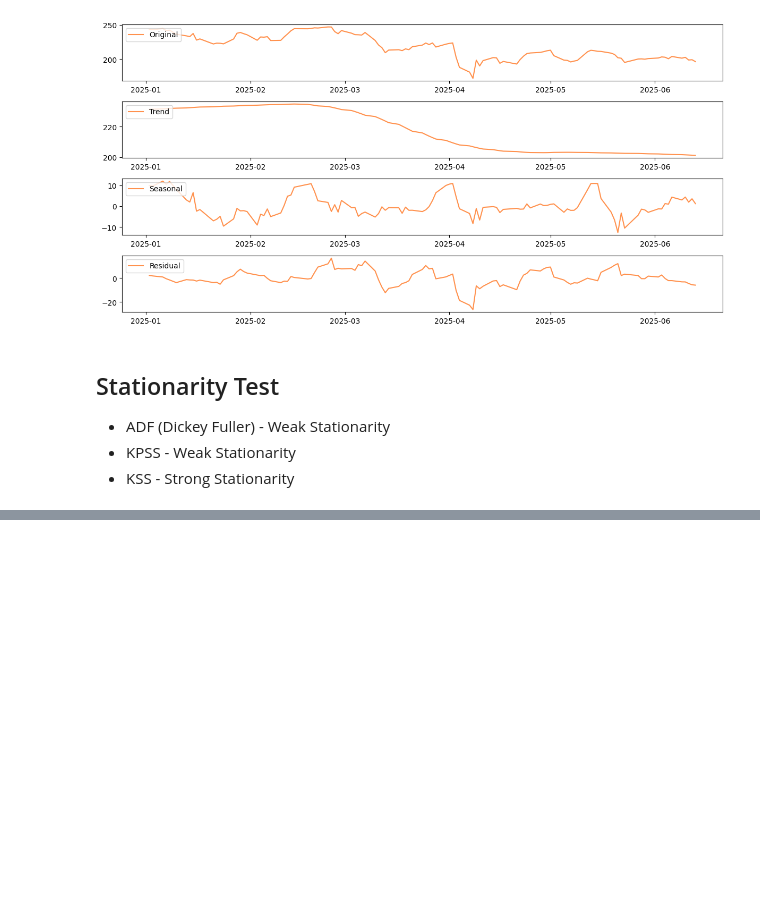
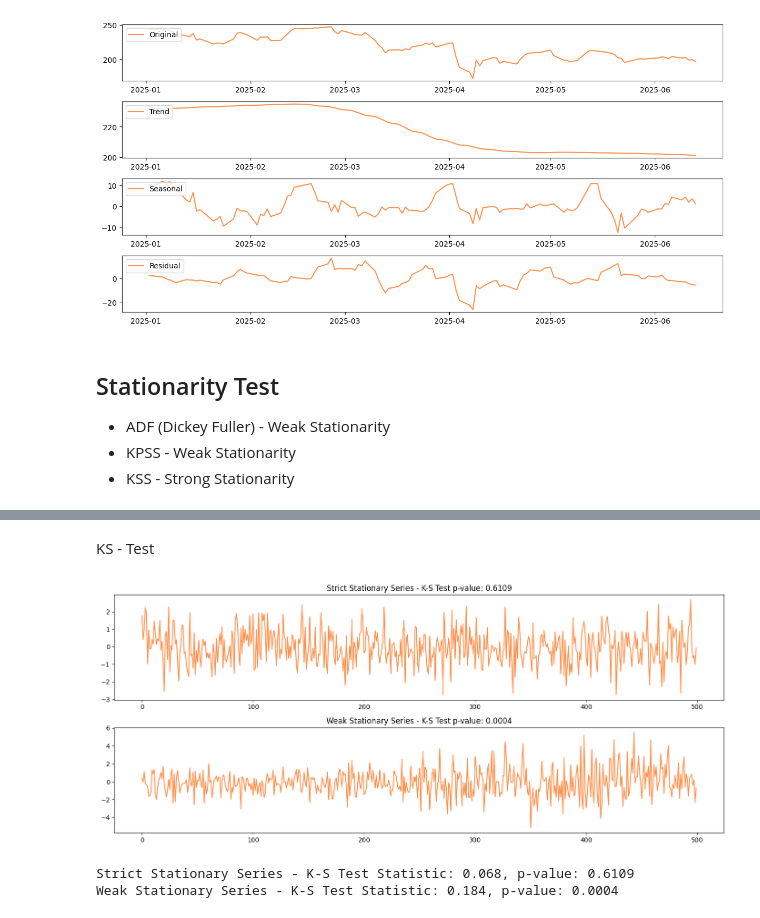
Before and after one commit to itzuditsharma/Time-Series-Analysis, a Jupyter notebook: 01_Temporal_Components.ipynb, the cells around one changed output, grey strips where cells are left out. Cells and saved outputs as stored; diff of their text form; code cells hidden in the pictures; blank space fills up the shorter version.

Commit message:
Added KPSS and KSS test

```diff
--- a/01_Temporal_Components.ipynb
+++ b/01_Temporal_Components.ipynb
@@ -117,0 +186,54 @@ plt.show()
+# %% [markdown]
+KS - Test
+# %%
+import numpy as np
+import matplotlib.pyplot as plt
+from scipy.stats import kstest, ks_2samp
+
+# Generating synthetic data for demonstration
+np.random.seed(0)
+n = 500
+
+# Strictly stationary series: normally distributed random noise
+strict_stationary_series = np.random.normal(0, 1, n)
+
+# Non-strictly stationary series: changing variance
+non_strict_stationary_series = np.concatenate([
+    np.random.normal(0, 1, n // 2),
+    np.random.normal(0, 2, n // 2)
+])
+
+# Function to split the series into two halves and perform the K-S test
+def ks_test_stationarity(series):
+    split = len(series) // 2
+    series_first_half = series[:split]
+    series_second_half = series[split:]
+    stat, p_value = ks_2samp(series_first_half, series_second_half)
+    return stat, p_value
+
+# Perform the K-S test on strictly stationary series
+ks_stat_strict, ks_pvalue_strict = ks_test_stationarity(strict_stationary_series)
+
+# Perform the K-S test on non-strictly stationary series
+ks_stat_non_strict, ks_pvalue_non_strict = ks_test_stationarity(non_strict_stationary_series)
+
+# Plotting the series
+plt.figure(figsize=(14, 6))
+
+plt.subplot(2, 1, 1)
+plt.plot(strict_stationary_series, color = '#FF914D')
+plt.title(f'Strict Stationary Series - K-S Test p-value: {ks_pvalue_strict:.4f}')
+
+plt.subplot(2, 1, 2)
+plt.plot(non_strict_stationary_series, color = '#FF914D')
+plt.title(f'Weak Stationary Series - K-S Test p-value: {ks_pvalue_non_strict:.4f}')
+
+plt.tight_layout()
+plt.show()
+
+print(f'Strict Stationary Series - K-S Test Statistic: {ks_stat_strict}, p-value: {ks_pvalue_strict:.4f}')
+print(f'Weak Stationary Series - K-S Test Statistic: {ks_stat_non_strict}, p-value: {ks_pvalue_non_strict:.4f}')
+# %% [output]
+[figure, added]
+Strict Stationary Series - K-S Test Statistic: 0.068, p-value: 0.6109
+Weak Stationary Series - K-S Test Statistic: 0.184, p-value: 0.0004
```
Also changed, not shown: parts of 6 cells of this notebook.
